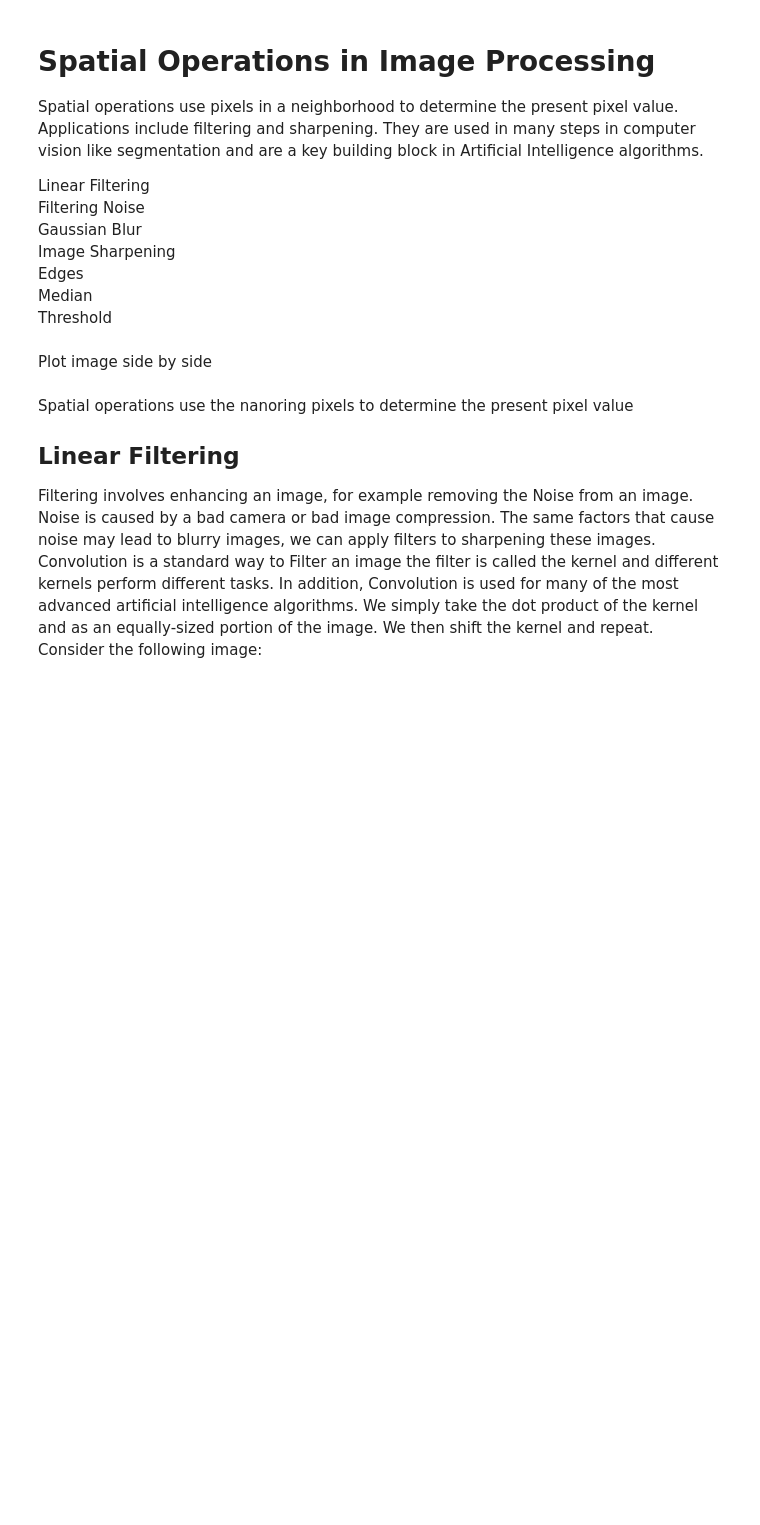
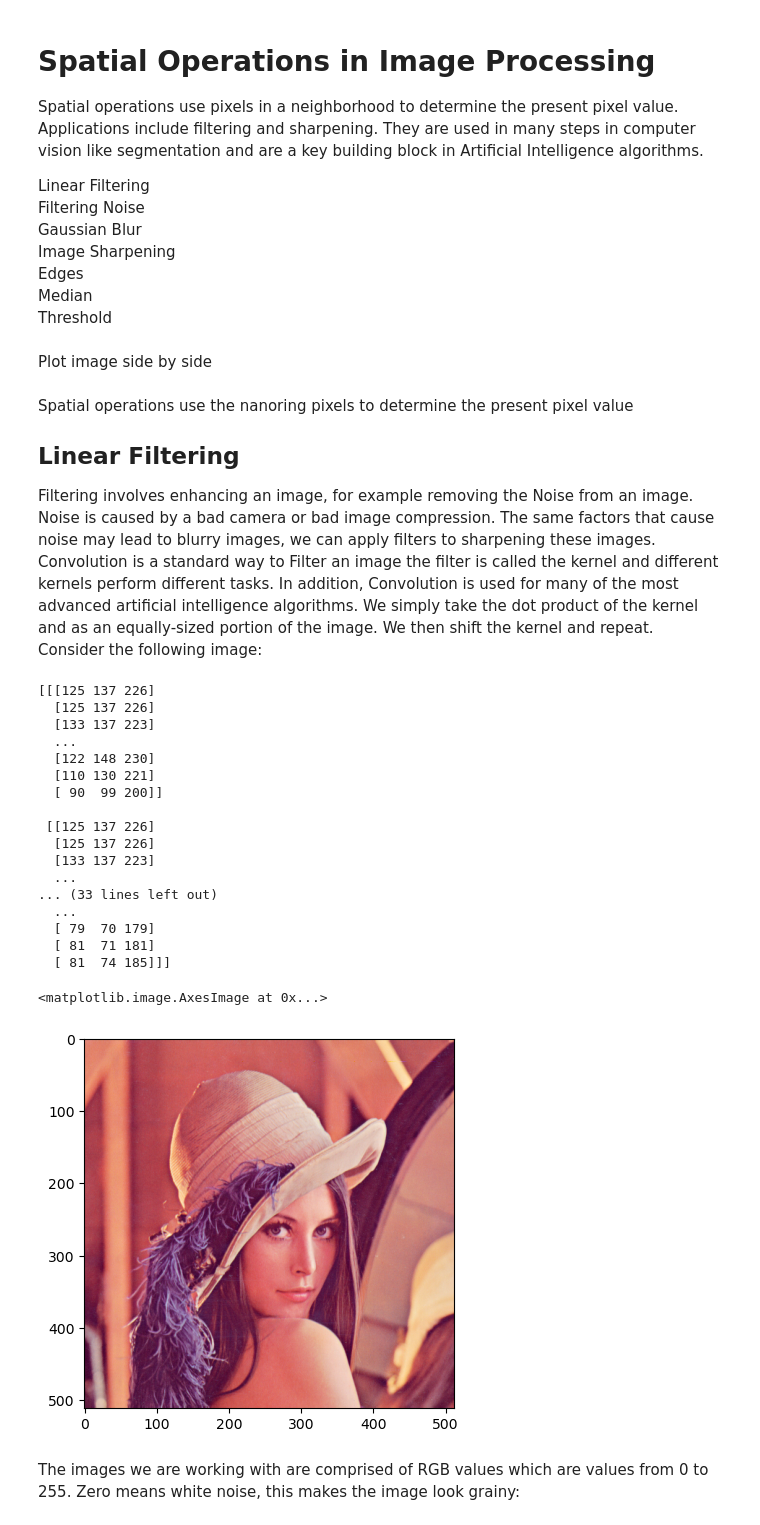
Before and after one commit to amansingh202/Machine-Learning, a Jupyter notebook: Computer_Vision/L9_Spatial_Filtering_OpenCV.ipynb, the cells around one changed output. Drawn from its saved outputs; the diff is of its cells as text; code cells hidden in the pictures; blank space fills up the shorter version.

```diff
--- a/Computer_Vision/L9_Spatial_Filtering_OpenCV.ipynb
+++ b/Computer_Vision/L9_Spatial_Filtering_OpenCV.ipynb
@@ -33,3 +33,29 @@ Spatial operations use the nanoring pixels to determine the present pixel value
 Filtering involves enhancing an image, for example removing the Noise from an image. Noise is caused by a bad camera or bad image compression. The same factors that cause noise may lead to blurry images, we can apply filters to sharpening these images. Convolution is a standard way to Filter an image the filter is called the kernel and different kernels perform different tasks. In addition, Convolution is used for many of the most advanced artificial intelligence algorithms. We simply take the dot product of the kernel and as an equally-sized portion of the image. We then shift the kernel and repeat.
 
 Consider the following image:
+# %%
+image = cv2.imread("lenna.png")
+print(image)
+plt.imshow(cv2.cvtColor(image, cv2.COLOR_BGR2RGB))
+# %% [output]
+[[[125 137 226]
+  [125 137 226]
+  [133 137 223]
+  ...
+  [122 148 230]
+  [110 130 221]
+  [ 90  99 200]]
+
+ [[125 137 226]
+  [125 137 226]
+  [133 137 223]
+  ...
+... (33 lines left out)
+  ...
+  [ 79  70 179]
+  [ 81  71 181]
+  [ 81  74 185]]]
+<matplotlib.image.AxesImage at 0x...>
+[figure, added]
+# %% [markdown]
+The images we are working with are comprised of RGB values which are values from 0 to 255. Zero means white noise, this makes the image look grainy:
```
Also changed, not shown: parts of 1 cell of this notebook.
